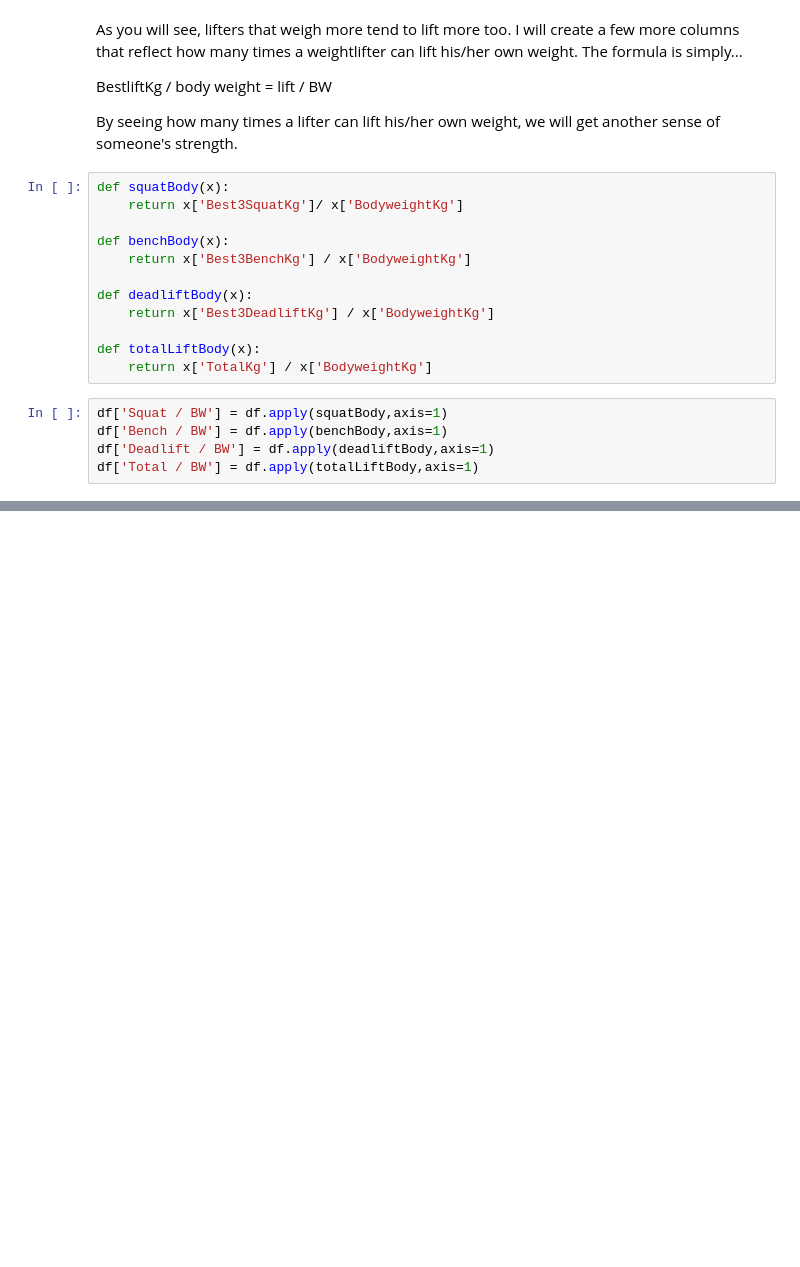
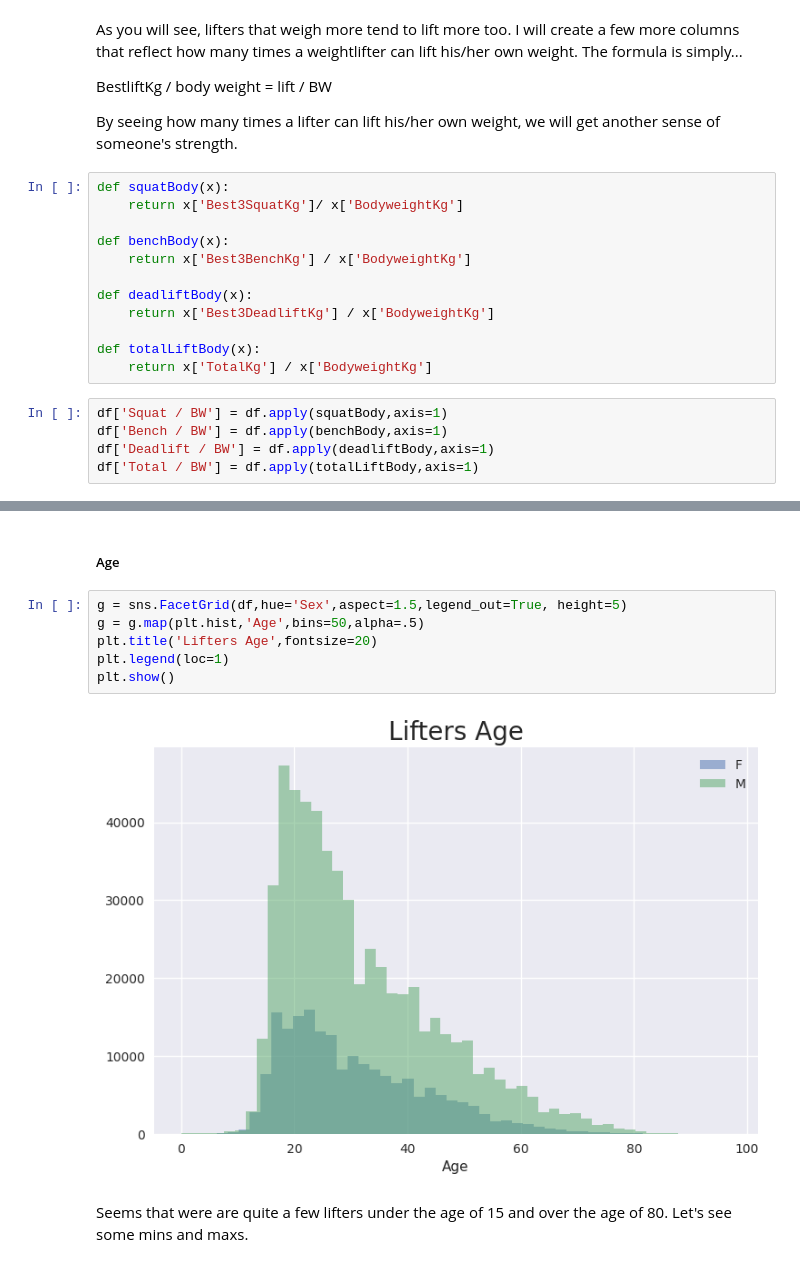
Before and after one commit to joshoandres13/pandas_practice, a Jupyter notebook: pandas_practice.ipynb, the cells around one changed output, grey strips where cells are left out. Saved outputs shown, nothing was run; the diff lists cells and outputs as text; blank space fills up the shorter version.

```diff
--- a/pandas_practice.ipynb
+++ b/pandas_practice.ipynb
@@ -312,0 +497,12 @@ df['Total / BW'] = df.apply(totalLiftBody,axis=1)
+# %% [markdown]
+##### Age
+# %%
+g = sns.FacetGrid(df,hue='Sex',aspect=1.5,legend_out=True, height=5)
+g = g.map(plt.hist,'Age',bins=50,alpha=.5)
+plt.title('Lifters Age',fontsize=20)
+plt.legend(loc=1)
+plt.show()
+# %% [output]
+[figure, added]
+# %% [markdown]
+Seems that were are quite a few lifters under the age of 15 and over the age of 80. Let's see some mins and maxs.
```
Also changed, not shown: parts of 31 cells of this notebook.
